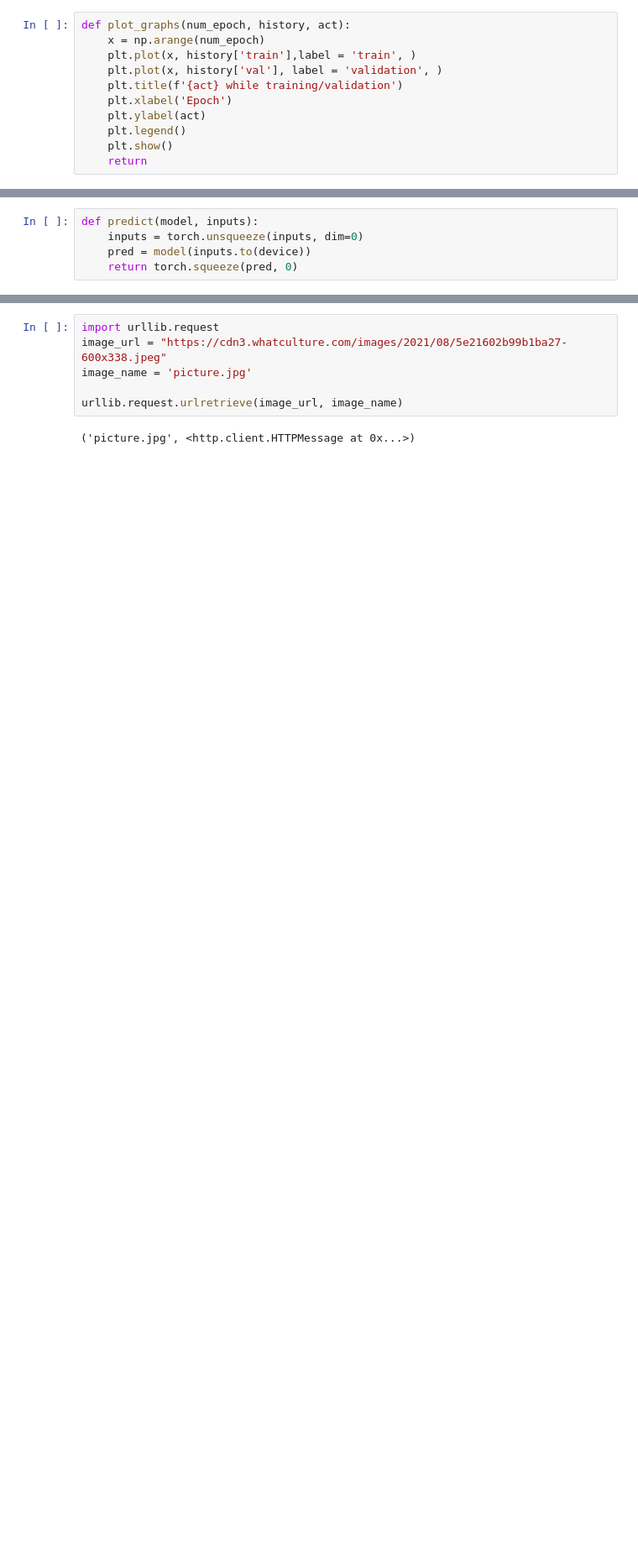
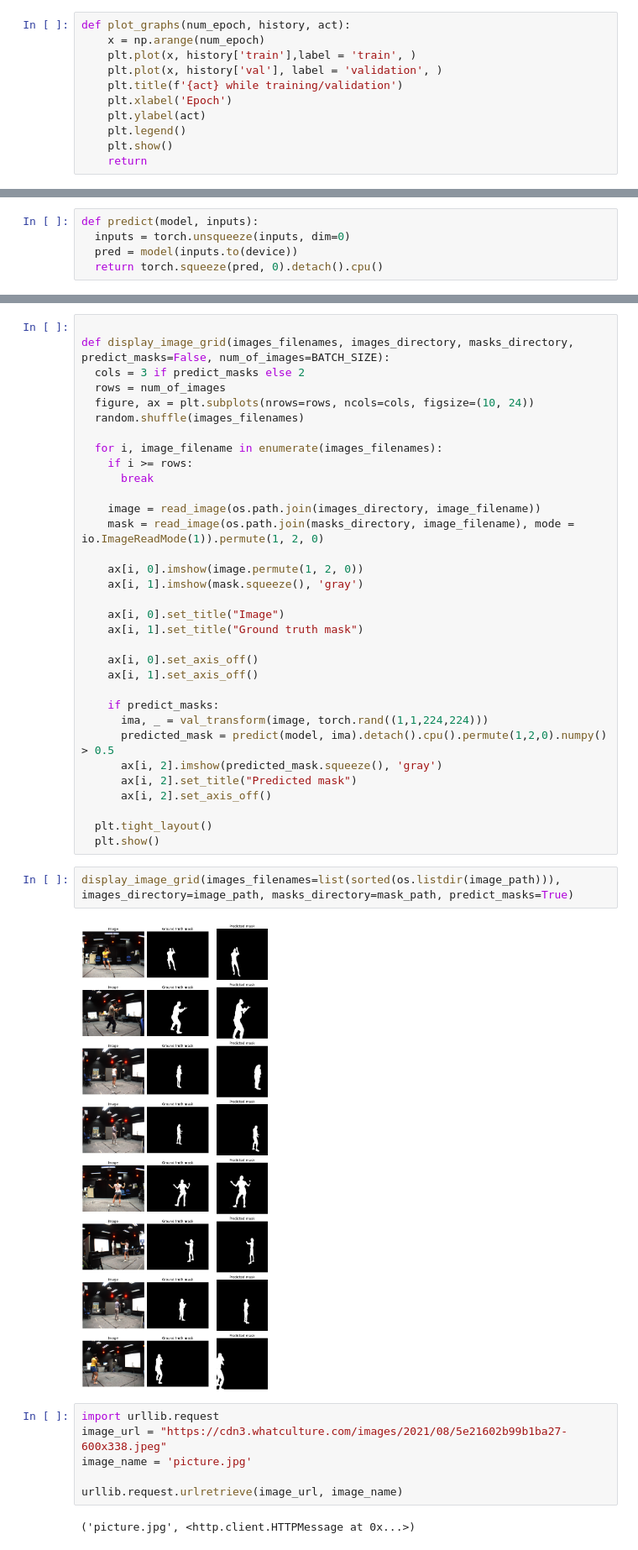
Before and after one commit to EvaEVL/BodySegmentation, a Jupyter notebook: bodysegmentation.ipynb, the cells around one changed output, grey strips where cells are left out. Shown at 84% size. Saved outputs shown, nothing was run; the diff lists cells and outputs as text; blank space fills up the shorter version.

```diff
--- a/bodysegmentation.ipynb
+++ b/bodysegmentation.ipynb
@@ -413,5 +461,5 @@ plot_graphs(num_epoch,  f1metric, 'F1')
 # %%
 def predict(model, inputs):
-    inputs = torch.unsqueeze(inputs, dim=0)
-    pred = model(inputs.to(device))
-    return torch.squeeze(pred, 0)
+  inputs = torch.unsqueeze(inputs, dim=0)
+  pred = model(inputs.to(device))
+  return torch.squeeze(pred, 0).detach().cpu()
@@ -418,3 +484,40 @@ def predict(model, inputs):
+# %%
+
+def display_image_grid(images_filenames, images_directory, masks_directory, predict_masks=False, num_of_images=BATCH_SIZE):
+  cols = 3 if predict_masks else 2
+  rows = num_of_images
+  figure, ax = plt.subplots(nrows=rows, ncols=cols, figsize=(10, 24))
+  random.shuffle(images_filenames)
+
+  for i, image_filename in enumerate(images_filenames):
+    if i >= rows:
+      break
+
+    image = read_image(os.path.join(images_directory, image_filename))
+    mask = read_image(os.path.join(masks_directory, image_filename), mode = io.ImageReadMode(1)).permute(1, 2, 0)
+
+    ax[i, 0].imshow(image.permute(1, 2, 0))
+    ax[i, 1].imshow(mask.squeeze(), 'gray')
+
+    ax[i, 0].set_title("Image")
+    ax[i, 1].set_title("Ground truth mask")
+
+    ax[i, 0].set_axis_off()
+    ax[i, 1].set_axis_off()
+
+    if predict_masks:
+      ima, _ = val_transform(image, torch.rand((1,1,224,224)))
+      predicted_mask = predict(model, ima).detach().cpu().permute(1,2,0).numpy() > 0.5
+      ax[i, 2].imshow(predicted_mask.squeeze(), 'gray')
+      ax[i, 2].set_title("Predicted mask")
+      ax[i, 2].set_axis_off()
+
+  plt.tight_layout()
+  plt.show()
+# %%
+display_image_grid(images_filenames=list(sorted(os.listdir(image_path))), images_directory=image_path, masks_directory=mask_path, predict_masks=True)
+# %% [output]
+[figure, added]
 # %%
 import urllib.request
 image_url = "https://cdn3.whatculture.com/images/2021/08/5e21602b99b1ba27-600x338.jpeg"
```
Also changed, not shown: parts of 23 cells of this notebook.
